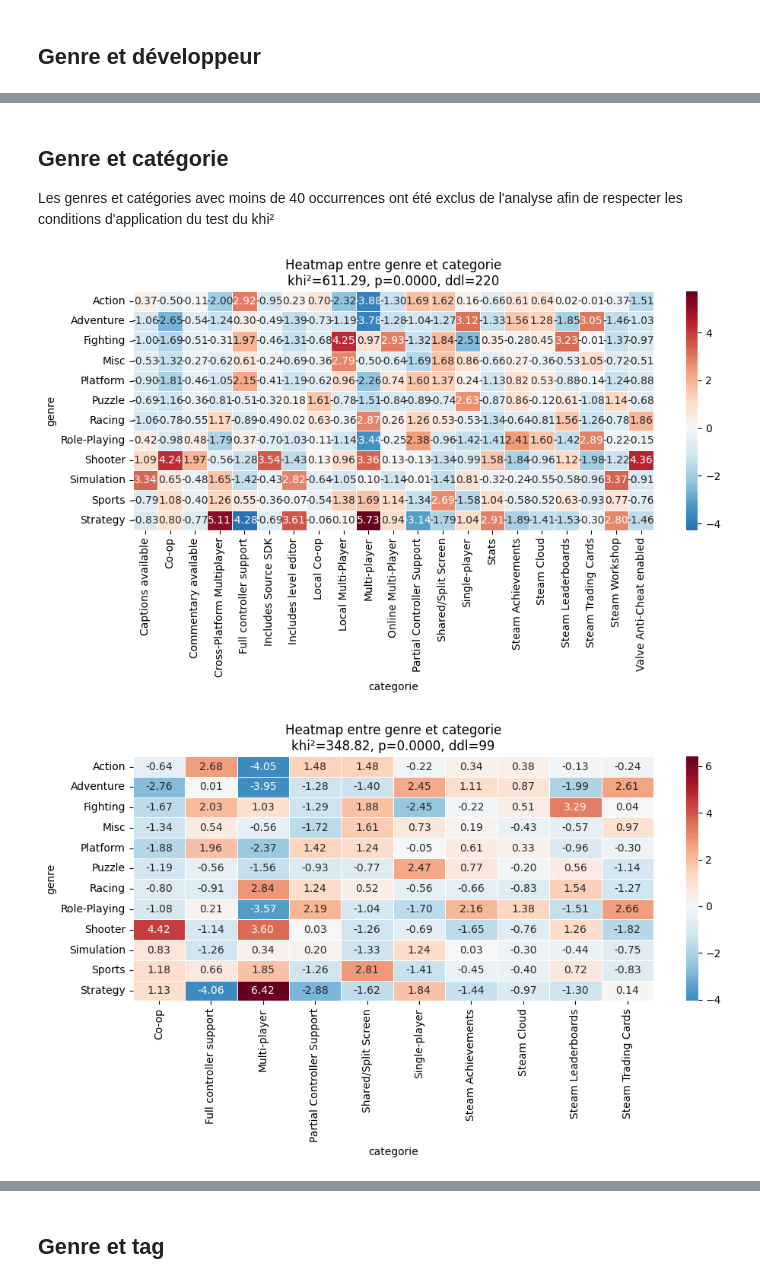
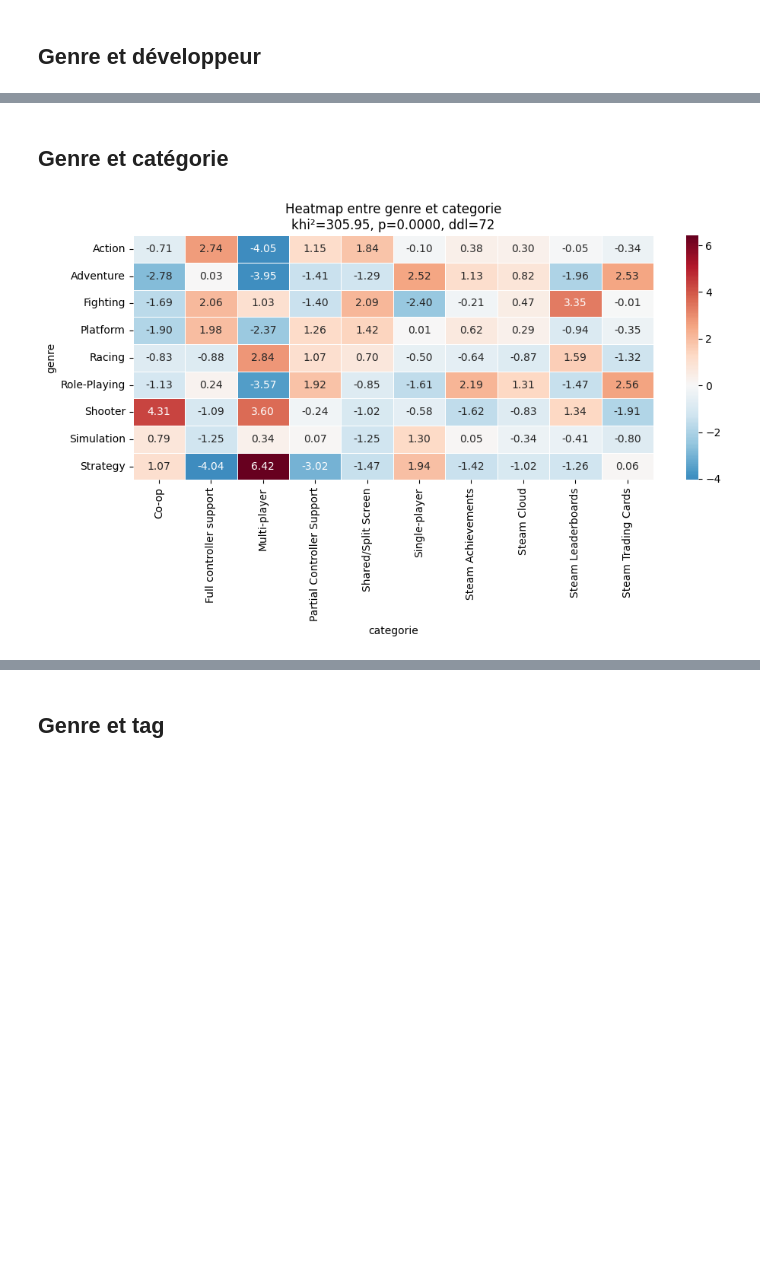
Before and after one commit to Caquite/GamesSales, a Jupyter notebook: Tests_khi2/test_khi2.ipynb, the cells around one changed output, grey strips where cells are left out. Cells and saved outputs as stored; diff of their text form; code cells hidden in the pictures; blank space fills up the shorter version.

```diff
--- a/Tests_khi2/test_khi2.ipynb
+++ b/Tests_khi2/test_khi2.ipynb
@@ -219,25 +186,23 @@ Condition non respectée : 95.7% des cellules < 5
 # %% [markdown]
 ## Genre et catégorie
-Les genres et catégories avec moins de 40 occurrences ont été exclus de l'analyse afin de respecter les conditions d'application du test du khi²
 # %%
 df_cat = pd.merge(jeux, a_cat, on="id_jeu")
 df_cat = pd.merge(df_cat, cat, on="id_cat")
 df_cat = pd.merge(df_cat, genre, on="id_jeu")
 
-heatmap(df_cat,"genre","categorie")
 # Tri des genre sous représentés
-seuil = 40
+seuil = 120
+seuil_cat=50
 
 genres_freq = df_cat["genre"].value_counts()
 cat_freq = df_cat["categorie"].value_counts()
 
 df_filtre = df_cat[
     df_cat["genre"].isin(genres_freq[genres_freq >= seuil].index) &
-    df_cat["categorie"].isin(cat_freq[cat_freq >= seuil].index)
+    df_cat["categorie"].isin(cat_freq[cat_freq >= seuil_cat].index)
 ]
 
 heatmap(df_filtre,"genre","categorie")
 khi2(df_filtre, "genre", "categorie", 0.05)
 # %% [output]
-[figure, old version]
+[figure, new version]
-[figure, removed]
```
Also changed, not shown: parts of 22 cells of this notebook, 1 other file.
